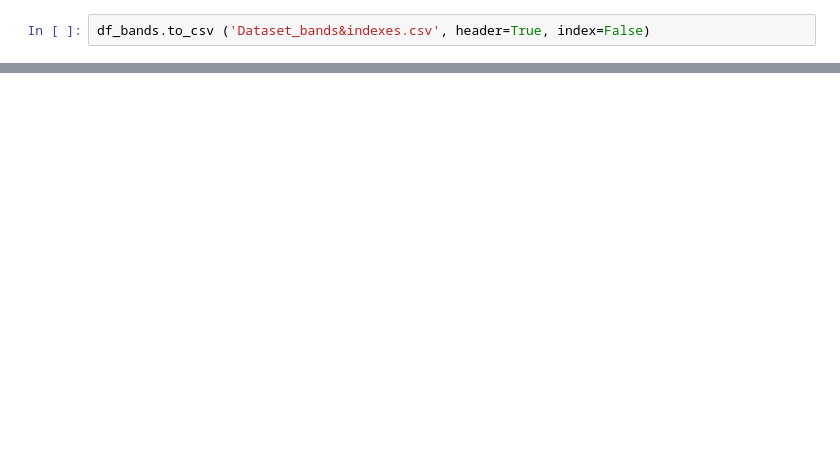
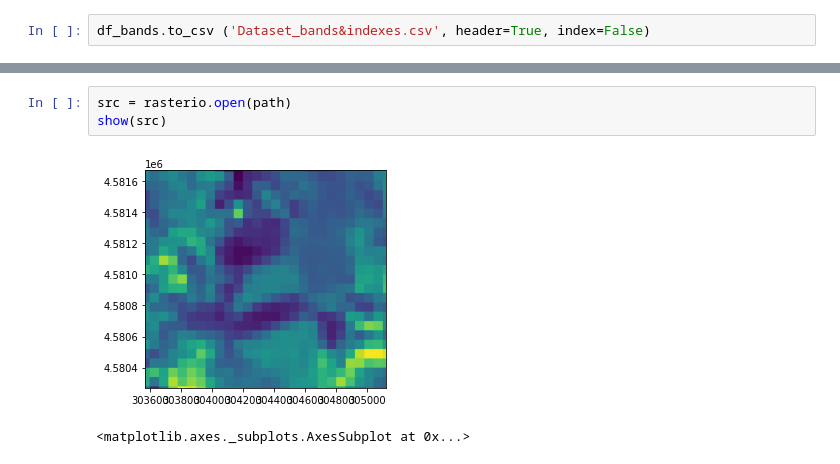
Before and after one commit to Jouhafa/Soil-Mositure-prediction, a Jupyter notebook: Data_processing/Data_processing.ipynb, the cells around one changed output, grey strips where cells are left out. Saved outputs shown, nothing was run; the diff lists cells and outputs as text; blank space fills up the shorter version.

```diff
--- a/Data_processing/Data_processing.ipynb
+++ b/Data_processing/Data_processing.ipynb
@@ -205,0 +223,6 @@ df_bands.to_csv ('Dataset_bands&indexes.csv', header=True, index=False)
+# %%
+src = rasterio.open(path)
+show(src)
+# %% [output]
+[figure, added]
+<matplotlib.axes._subplots.AxesSubplot at 0x...>
```
Also changed, not shown: parts of 42 cells of this notebook.
